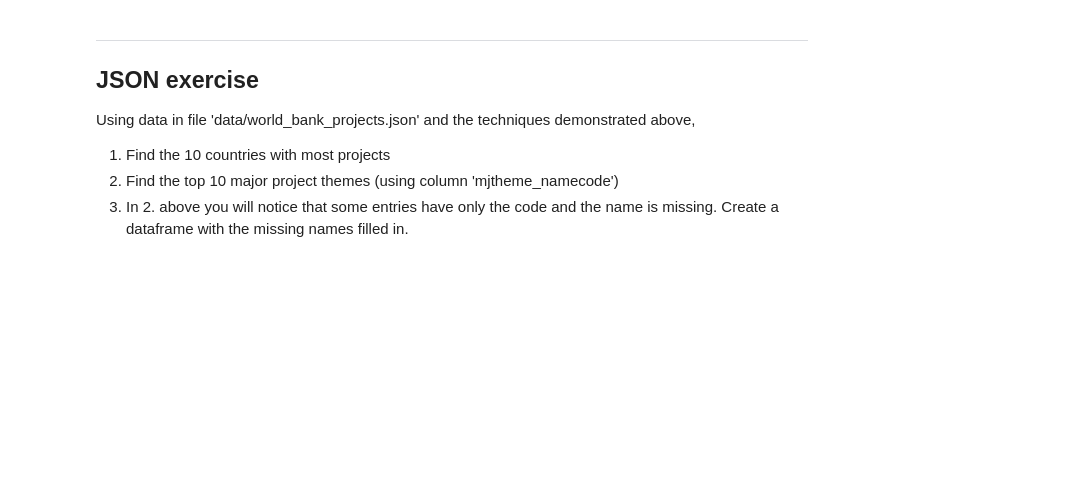
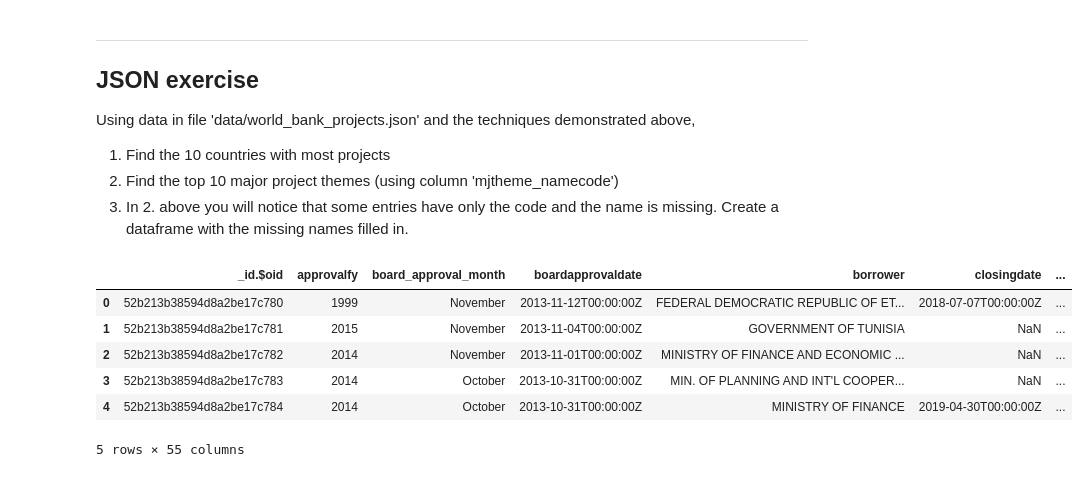
Before and after one commit to Ylazerson/sb-mini-project-world-bank, a Jupyter notebook: notebooks/sliderule_dsi_json_exercise.ipynb, the cells around one changed output. Drawn from its saved outputs; the diff is of its cells as text; code cells hidden in the pictures; blank space fills up the shorter version.

```diff
--- a/notebooks/sliderule_dsi_json_exercise.ipynb
+++ b/notebooks/sliderule_dsi_json_exercise.ipynb
@@ -137,3 +136,19 @@ Using data in file 'data/world_bank_projects.json' and the techniques demonstrat
 1. Find the 10 countries with most projects
 2. Find the top 10 major project themes (using column 'mjtheme_namecode')
 3. In 2. above you will notice that some entries have only the code and the name is missing. Create a dataframe with the missing names filled in.
+# %%
+file_path = os.path.join(hf.DATA_DIR, 'world_bank_projects.json')
+
+world_bank_data = json.load((open(file_path)))
+
+world_bank_df = json_normalize(world_bank_data)
+
+world_bank_df.head()
+# %% [output]
+|  | _id.$oid | approvalfy | board_approval_month | boardapprovaldate | borrower | closingdate | ... |
+| 0 | 52b213b38594d8a2be17c780 | 1999 | November | 2013-11-12T00:00:00Z | FEDERAL DEMOCRATIC REPUBLIC OF ET... | 2018-07-07T00:00:00Z | ... |
+| 1 | 52b213b38594d8a2be17c781 | 2015 | November | 2013-11-04T00:00:00Z | GOVERNMENT OF TUNISIA | NaN | ... |
+| 2 | 52b213b38594d8a2be17c782 | 2014 | November | 2013-11-01T00:00:00Z | MINISTRY OF FINANCE AND ECONOMIC ... | NaN | ... |
+| 3 | 52b213b38594d8a2be17c783 | 2014 | October | 2013-10-31T00:00:00Z | MIN. OF PLANNING AND INT'L COOPER... | NaN | ... |
+| 4 | 52b213b38594d8a2be17c784 | 2014 | October | 2013-10-31T00:00:00Z | MINISTRY OF FINANCE | 2019-04-30T00:00:00Z | ... |
+5 rows × 55 columns
```
Also changed, not shown: parts of 13 cells of this notebook, 4 other files.
